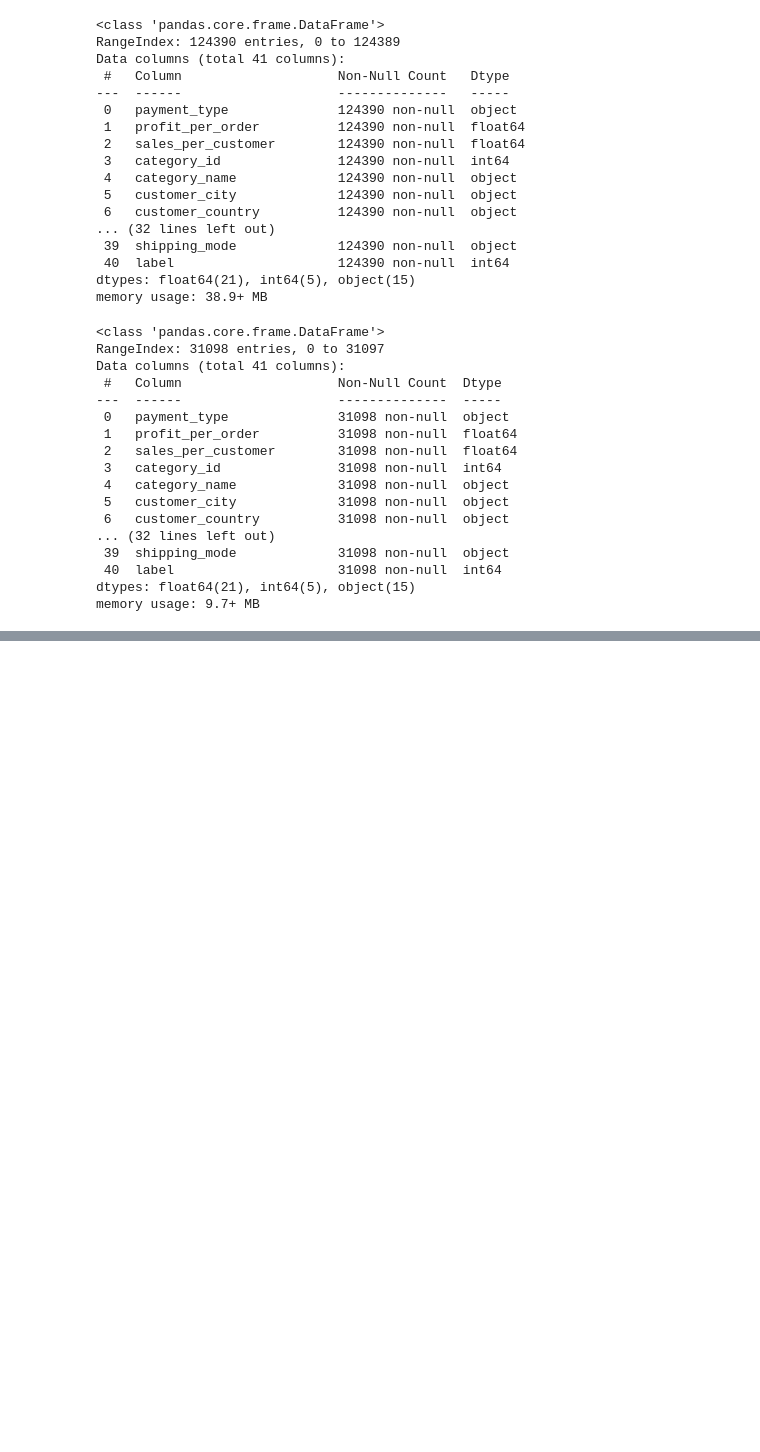
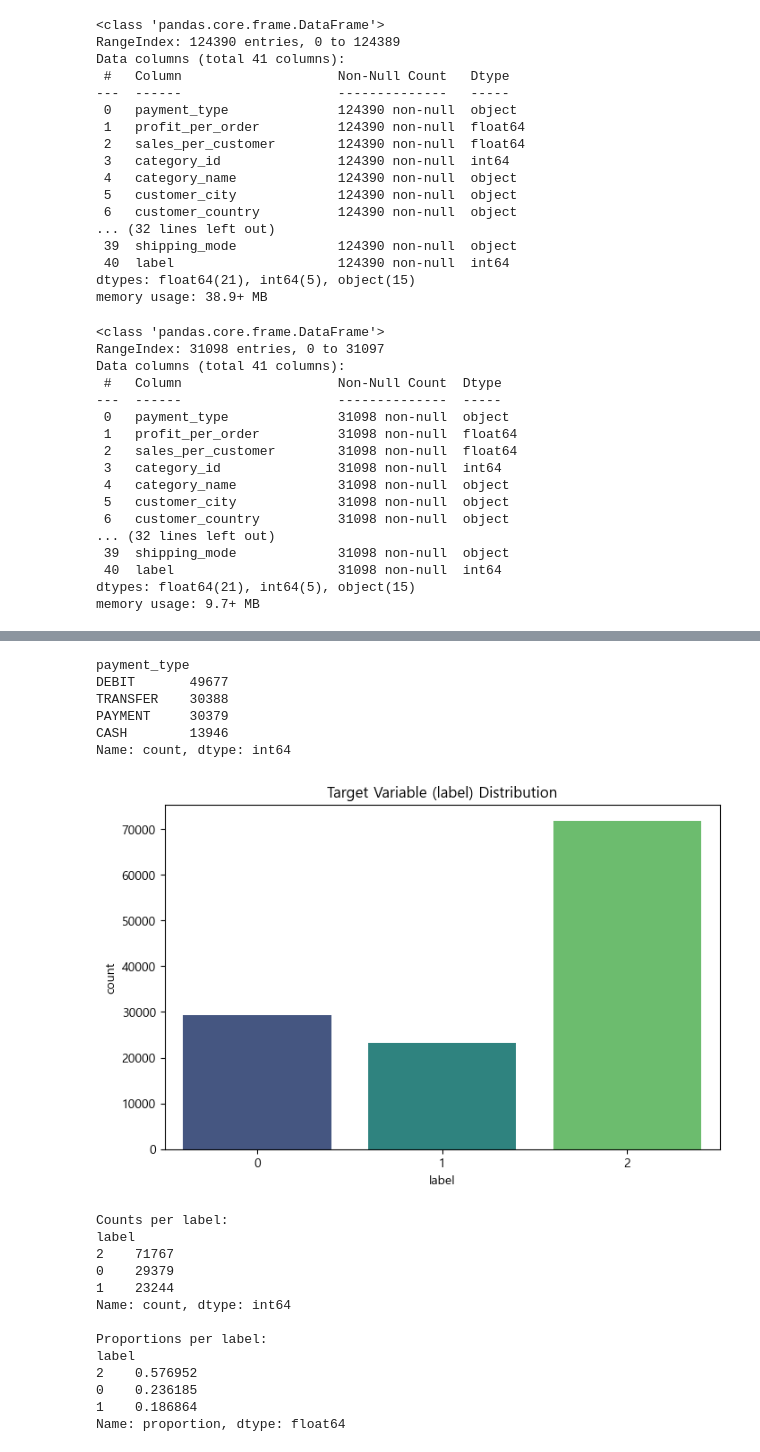
Before and after one commit to lamph0880/E-commerce, a Jupyter notebook: JYS/MiniProject.ipynb, the cells around one changed output, grey strips where cells are left out. Drawn from its saved outputs; the diff is of its cells as text; code cells hidden in the pictures; blank space fills up the shorter version.

```diff
--- a/JYS/MiniProject.ipynb
+++ b/JYS/MiniProject.ipynb
@@ -6,4 +6,16 @@
 
 * **출처:** Xu, L., Long, Y., & Brintrup, A. (2025). SynDelay: A Synthetic Dataset for Delivery Delay Prediction.
 * **데이터 성격:** 실제 공급망 데이터를 기반으로 생성된 합성 데이터(Synthetic Dataset)입니다.
+# %%
+import os
+import pandas as pd
+import numpy as np
+import matplotlib.pyplot as plt
+import seaborn as sns
+import warnings
+warnings.filterwarnings('ignore')
+
+# 시각화 한글 폰트 설정 (필요시)
+plt.rc('font', family='Malgun Gothic')
+plt.rc('axes', unicode_minus=False)
 # %%
@@ -95,0 +152,34 @@ memory usage: 9.7+ MB
+# %%
+train_df['payment_type'].value_counts()
+# %% [output]
+payment_type
+DEBIT       49677
+TRANSFER    30388
+PAYMENT     30379
+CASH        13946
+Name: count, dtype: int64
+# %%
+plt.figure(figsize=(8, 5))
+sns.countplot(data=train_df, x='label', palette='viridis')
+plt.title('Target Variable (label) Distribution')
+plt.show()
+
+print("Counts per label:")
+print(train_df['label'].value_counts())
+print("\nProportions per label:")
+print(train_df['label'].value_counts(normalize=True))
+# %% [output]
+[figure, added]
+Counts per label:
+label
+2    71767
+0    29379
+1    23244
+Name: count, dtype: int64
+
+Proportions per label:
+label
+2    0.576952
+0    0.236185
+1    0.186864
+Name: proportion, dtype: float64
```
Also changed, not shown: parts of 4 cells of this notebook, 1 other file.
